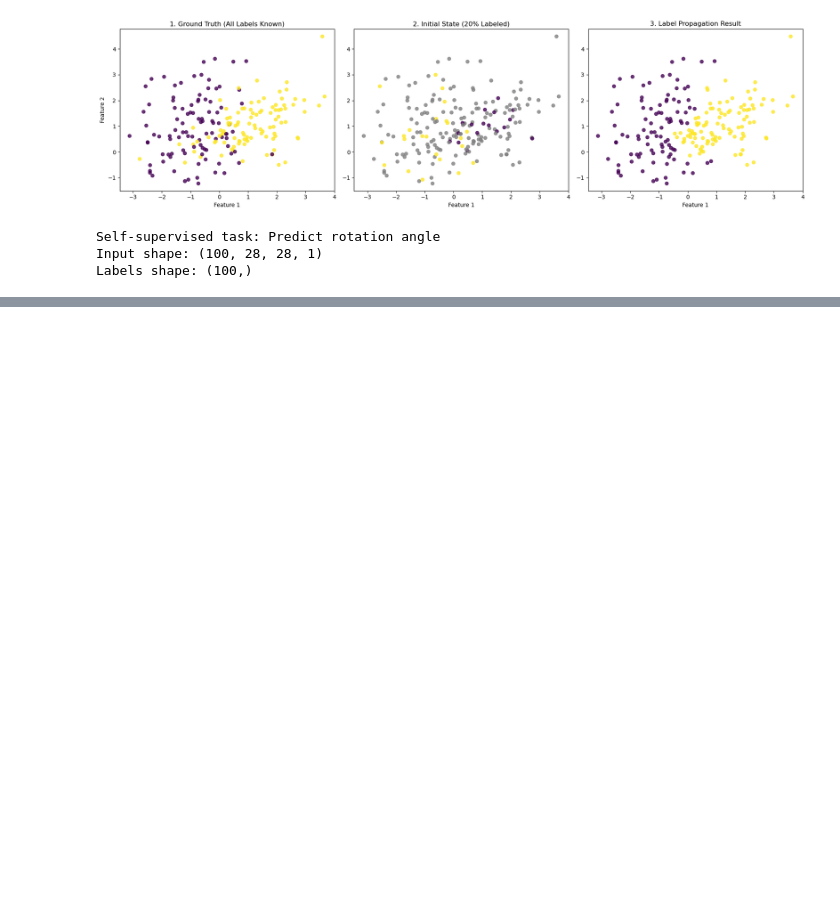
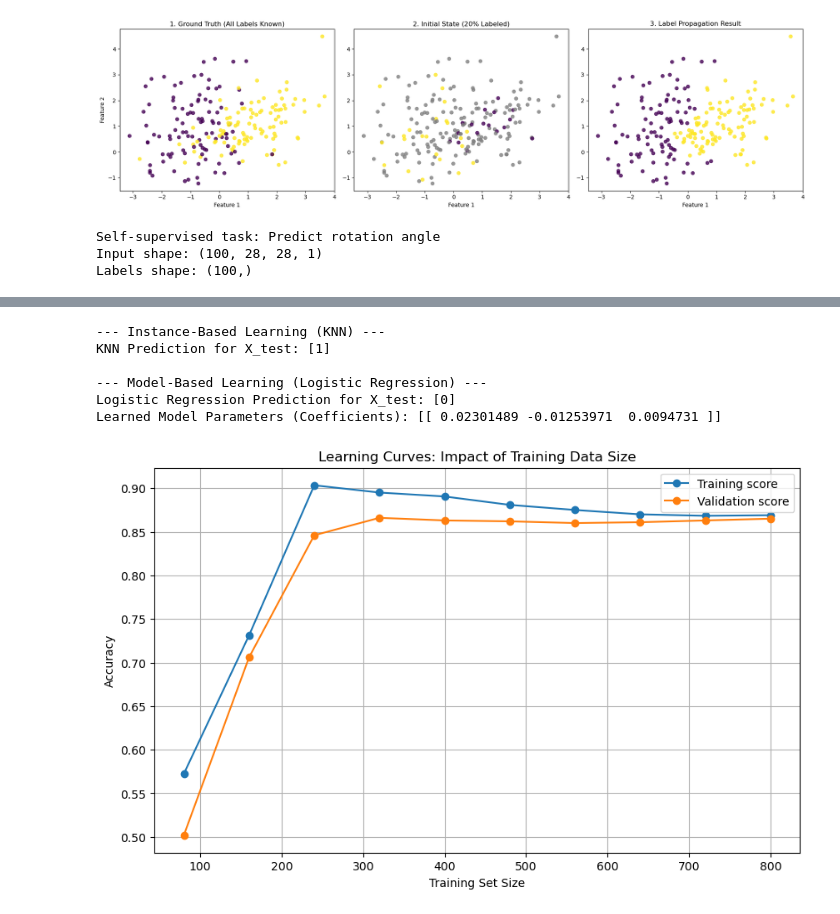
Before and after one commit to AliakbarNateghi/AI-playground, a Jupyter notebook: slide1.ipynb, the cells around one changed output, grey strips where cells are left out. Drawn from its saved outputs; the diff is of its cells as text; code cells hidden in the pictures; blank space fills up the shorter version.

```diff
--- a/slide1.ipynb
+++ b/slide1.ipynb
@@ -392,0 +439,72 @@ Labels shape: (100,)
+# %%
+import numpy as np
+from sklearn.neighbors import KNeighborsClassifier
+from sklearn.linear_model import LogisticRegression
+
+# --- 1. Setup ---
+# Load all data: 10,000 samples, 3 features, 2 classes (0 or 1)
+# NOTE: The data is completely random, so the models are not learning a real pattern.
+# This is just to demonstrate the *process* of each learning type.
+X_train_all = np.random.randn(10000, 3)
+y_train_all = np.random.randint(2, size=10000)
+
+# Create a single new data point to predict
+X_test = np.array([[0.5, 0.2, -0.8]])
+
+# --- 2. Instance-Based Learning Example ---
+print("--- Instance-Based Learning (KNN) ---")
+# Instance-based learning stores training examples
+knn = KNeighborsClassifier(n_neighbors=5)
+# The .fit() method simply loads the data into memory. It's a "lazy" step.
+knn.fit(X_train_all, y_train_all)
+
+# Prediction is based on similarity to stored instances
+y_pred_knn = knn.predict(X_test)
+print(f"KNN Prediction for X_test: {y_pred_knn}")
+
+# --- 3. Model-Based Learning Example ---
+print("\n--- Model-Based Learning (Logistic Regression) ---")
+# Model-based learning, learns a set of parameters from the data
+log_reg = LogisticRegression()
+# The .fit() method performs calculations to find the optimal parameters. It's an "eager" step.
+log_reg.fit(X_train_all, y_train_all)
+
+# Prediction is based on applying the learned parameters (the model's formula)
+y_pred_lr = log_reg.predict(X_test)
+# The model's "knowledge" is stored in these learned parameters
+print(f"Logistic Regression Prediction for X_test: {y_pred_lr}")
+print(f"Learned Model Parameters (Coefficients): {log_reg.coef_}")
+# %% [output]
+--- Instance-Based Learning (KNN) ---
+KNN Prediction for X_test: [1]
+
+--- Model-Based Learning (Logistic Regression) ---
+Logistic Regression Prediction for X_test: [0]
+Learned Model Parameters (Coefficients): [[ 0.02301489 -0.01253971  0.0094731 ]]
+# %%
+# Demonstrate impact of data size on performance
+from sklearn.model_selection import learning_curve
+from sklearn.datasets import make_classification
+from sklearn.svm import SVC
+import matplotlib.pyplot as plt
+
+# Generate data
+X, y = make_classification(n_samples=1000, n_features=20, random_state=42)
+
+# Calculate learning curves
+train_sizes, train_scores, val_scores = learning_curve(
+    SVC(kernel='rbf', gamma=0.001), X, y, cv=5,
+    train_sizes=np.linspace(0.1, 1.0, 10))
+
+# Plot
+plt.figure(figsize=(10, 6))
+plt.plot(train_sizes, np.mean(train_scores, axis=1), 'o-', label='Training score')
+plt.plot(train_sizes, np.mean(val_scores, axis=1), 'o-', label='Validation score')
+plt.xlabel('Training Set Size')
+plt.ylabel('Accuracy')
+plt.title('Learning Curves: Impact of Training Data Size')
+plt.legend()
+plt.grid(True)
+plt.show()
+# %% [output]
+[figure, added]
```
Also changed, not shown: parts of 10 cells of this notebook.
